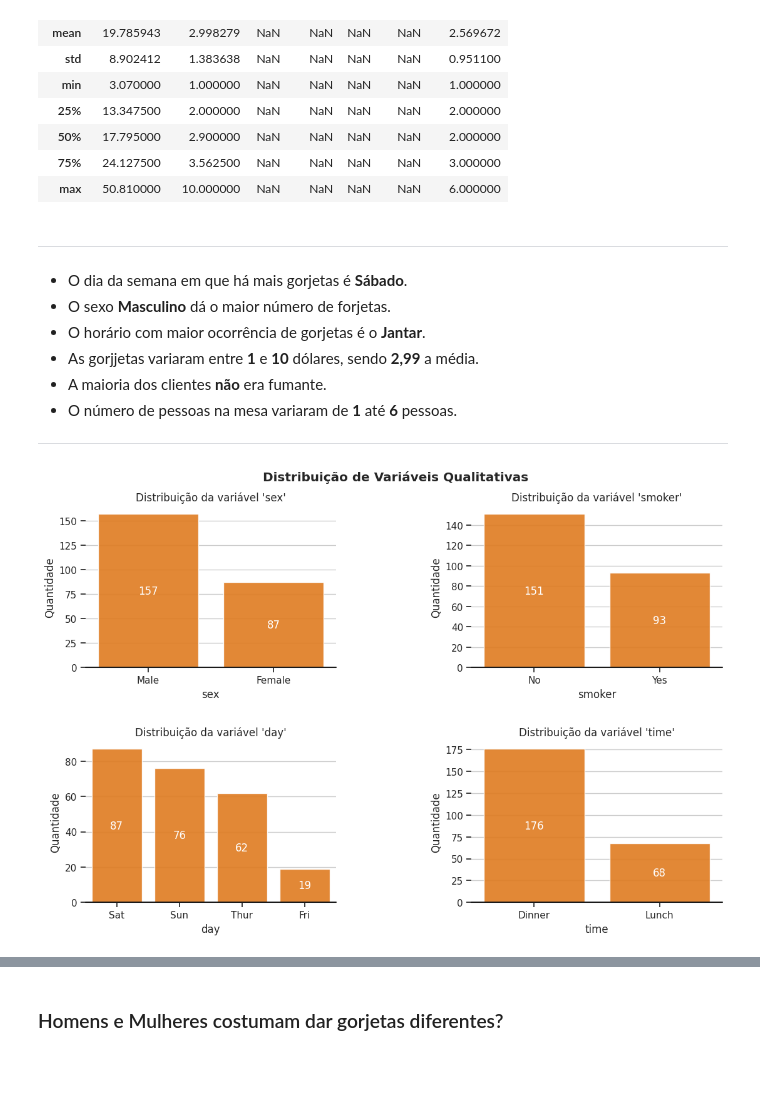
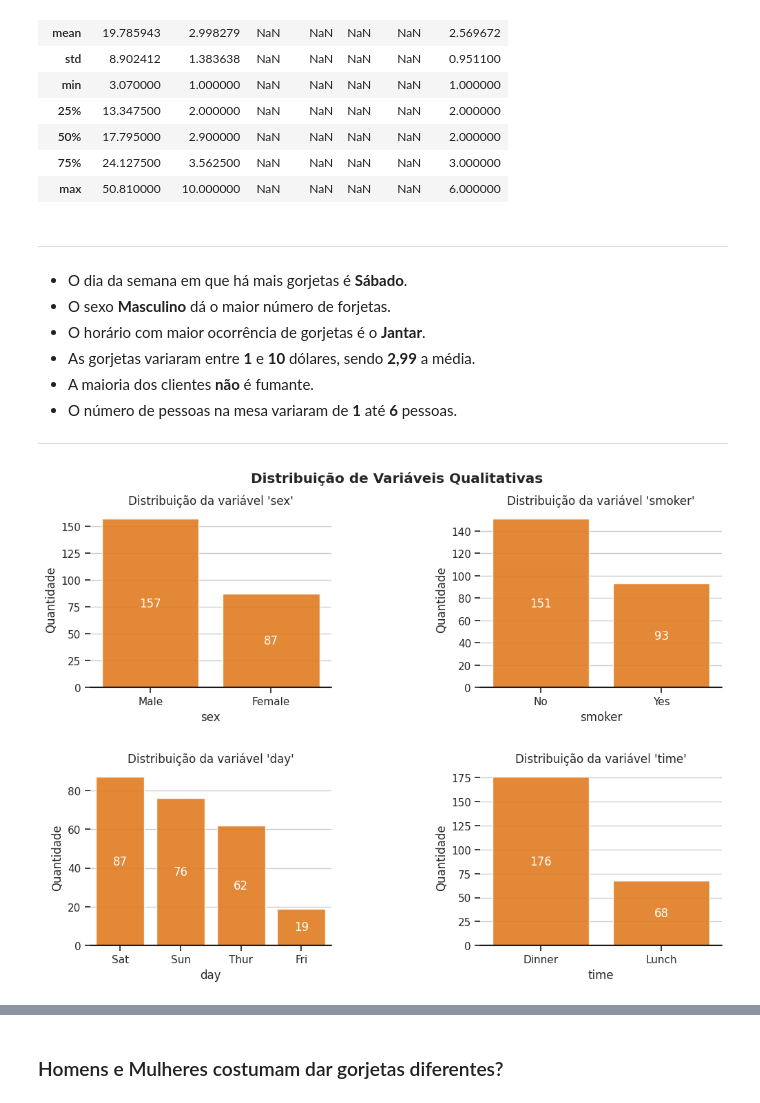
Before and after one commit to Fernanda-Cordeiro/avanti-bootcamp-cdd, a Jupyter notebook: notebooks/01-exploratory_data_analysis.ipynb, the cells around one changed output, grey strips where cells are left out. Drawn from its saved outputs; the diff is of its cells as text; code cells hidden in the pictures; blank space fills up the shorter version.

```diff
--- a/notebooks/01-exploratory_data_analysis.ipynb
+++ b/notebooks/01-exploratory_data_analysis.ipynb
@@ -7,7 +7,7 @@ import pandas as pd
 import matplotlib.pyplot as plt
 import seaborn as sns
 
-colors = ["#9467bd", "#057476", "#FF7A00"]
+colors = ["#d60202", "#0a2054", "#FF7A00"]
 sns.set_theme(style="ticks")
 sns.set_palette(sns.color_palette(colors))
 
@@ -104,38 +104,38 @@ df.describe(include='all')
 - O dia da semana em que há mais gorjetas é **Sábado**.
 - O sexo **Masculino** dá o maior número de forjetas.
 - O horário com maior ocorrência de gorjetas é o **Jantar**.
-- As gorjjetas variaram entre **1** e **10** dólares, sendo **2,99** a média.
-- A maioria dos clientes **não** era fumante.
+- As gorjetas variaram entre **1** e **10** dólares, sendo **2,99** a média.
+- A maioria dos clientes **não** é fumante.
 - O número de pessoas na mesa variaram de **1** até **6** pessoas.
 ---
 # %%
-fig, axes = plt.subplots(2, 2, figsize=(12,8))
+fig, axes = plt.subplots(2, 2, figsize=(11,8))
 plt.tight_layout(pad=4, w_pad=10, h_pad=5)
 fig.suptitle('Distribuição de Variáveis Qualitativas', fontweight='bold')
 for i, variavel in enumerate(dicionario.query("tipo == 'qualitativa'").variavel.to_list()):
     order = df[variavel].value_counts().index
     ax = sns.countplot(
         data=df,
         x=variavel,
         ax=axes.flatten()[i],
         color=colors[2],
         alpha=0.9,
         order=order
     )
     ax.bar_label(
         ax.containers[0],
         fmt='%.0f',
         label_type='center',
         color='white'
     )
     ax.set(frame_on=False)
     ax.axhline(0, color="k", clip_on=False)
     ax.set_title(f"Distribuição da variável '{variavel}'")
     ax.set_ylabel('Quantidade')
     ax.grid(axis='y', linestyle='-')
 plt.show()
 # %% [output]
-[figure, old version]
+[figure, new version]
 # %% [markdown]
 ---
 Total de Participantes da Pesquisa: 244
```
Also changed, not shown: parts of 25 cells of this notebook.
